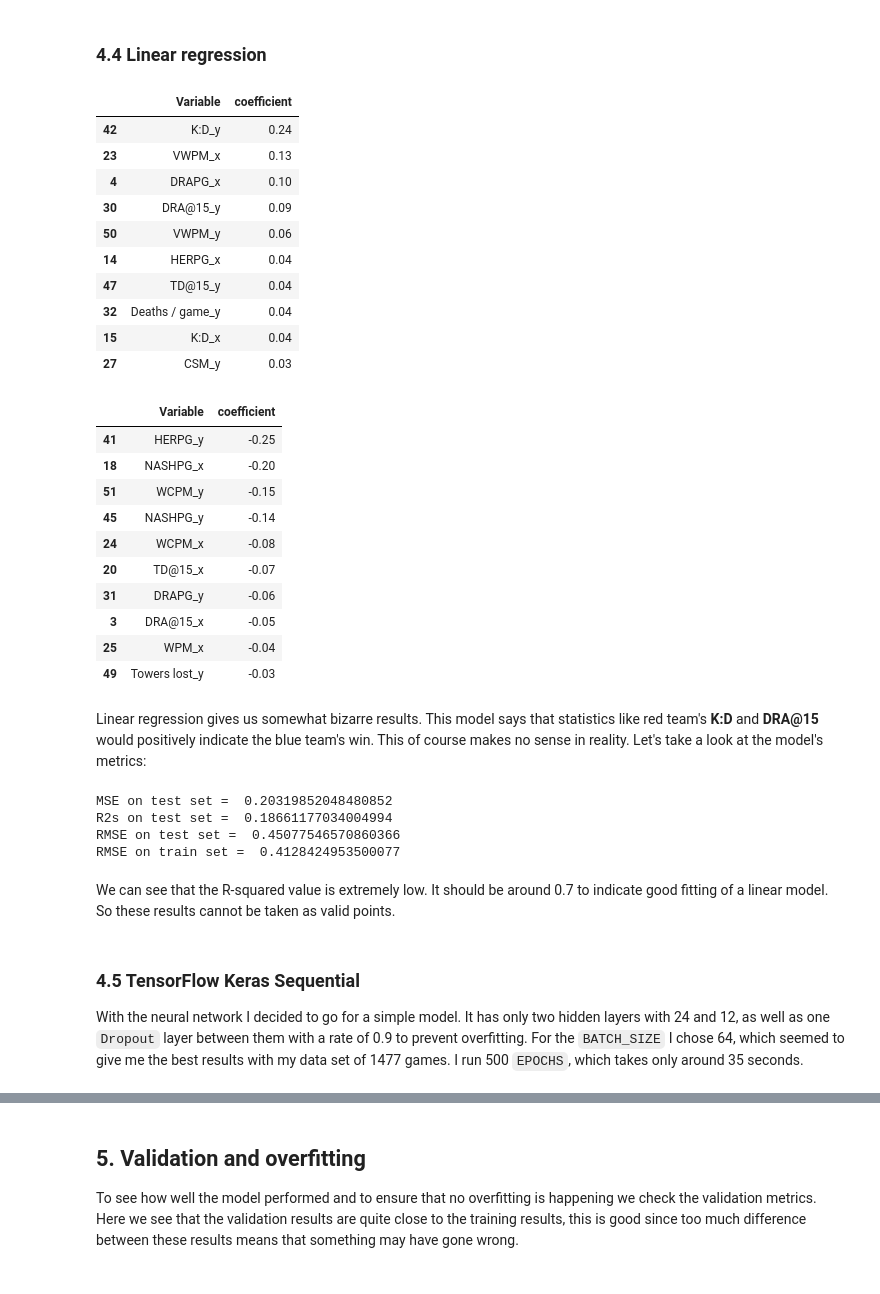
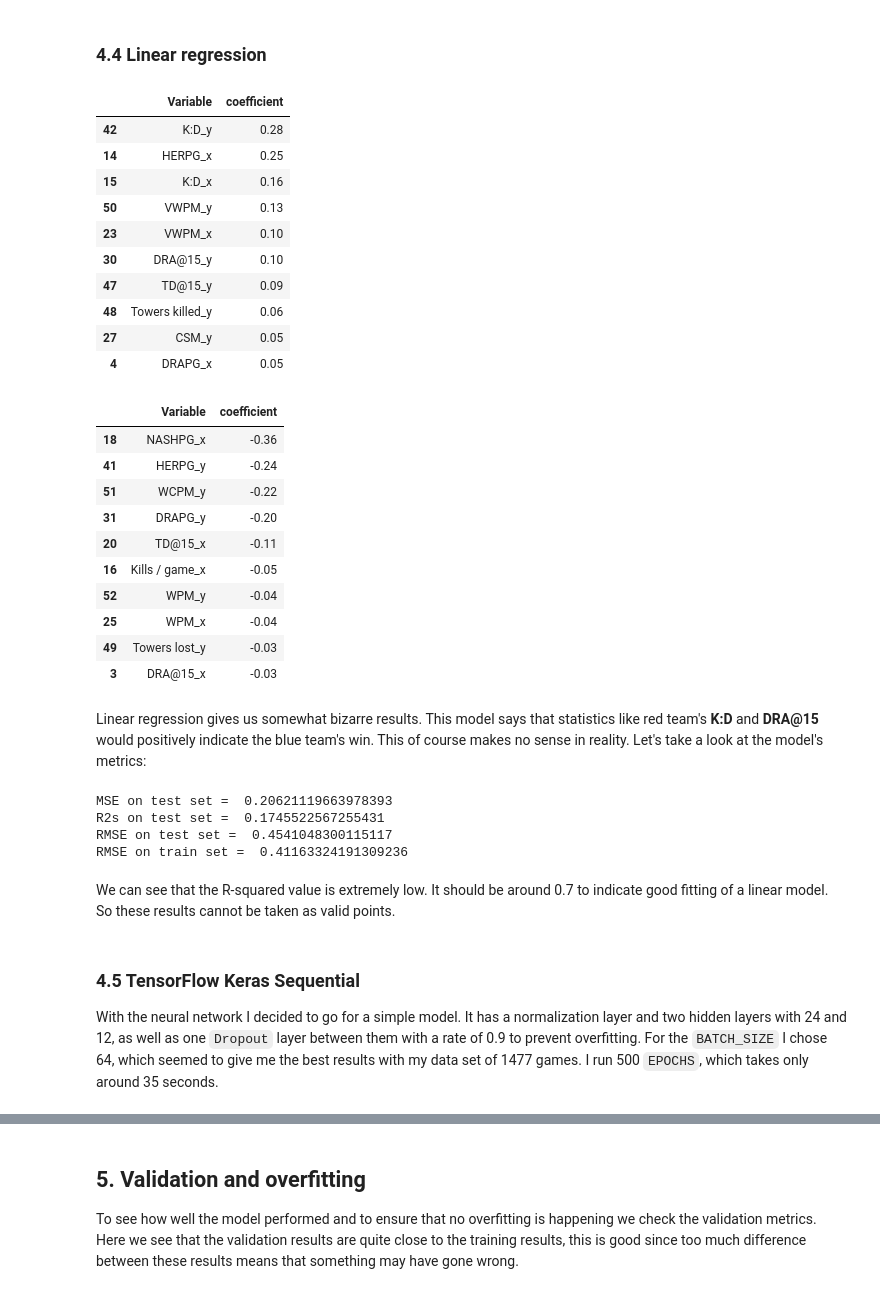
Before and after one commit to SamuelAitamaa/lolesports-predictor, a Jupyter notebook: model-notebook/modelNotebook.ipynb, the cells around one changed output, grey strips where cells are left out. Cells and saved outputs as stored; diff of their text form; code cells hidden in the pictures.

```diff
--- a/model-notebook/modelNotebook.ipynb
+++ b/model-notebook/modelNotebook.ipynb
@@ -319,5 +327,7 @@ lpl2020 = pd.concat([lpl2020Summer])
 
 final = pd.concat([lec2022, lck2022, lec2021, lck2021, lcs2021, lpl2021, lec2020, lck2020, lcs2020, lpl2020])
 final = final[final["Score"].str[0] != '-']
+final = final.drop(columns=['0_y', '0_x', '1_x', '1_y', '2_x', '2_y', '3_x', '3_y'])
+final.to_csv("data.csv", index=False)
 final
 # %% [output]
@@ -372,7 +382,7 @@ final["Win rate_y"] = final["Win rate_y"].apply(lambda x: float(x.replace("%", "
 final["Game duration_x"] = final["Game duration_x"].apply(lambda x: get_sec(x))
 final["Game duration_y"] = final["Game duration_y"].apply(lambda x: get_sec(x))
 
-final = final.drop(columns=['Unnamed: 4', 'Patch', 'Date', 'Region_y', 'Region_x', '0_y', '0_x', '1_x', '1_y', '2_x', '2_y', '3_x', '3_y', 'Game', 'Team 1', 'Team 2', 'Name_y', 'Name_x'])
+final = final.drop(columns=['Unnamed: 4', 'Patch', 'Date', 'Region_y', 'Region_x', 'Game', 'Team 1', 'Team 2', 'Name_y', 'Name_x'])
 final
 # %% [output]
 |  | Score | CSM_x | DPM_x | DRA%_x | DRA@15_x | DRAPG_x | Deaths / game_x | FB%_x | FT%_x | GD@15_x | ... |
@@ -399,11 +409,9 @@ resultArray = np.stack(final['Score'], axis=0)
 data = final.copy()
 data = data.drop("Score", axis = 1)
 labels = resultArray
+onedLabels = final["Score"].apply(lambda x: x[0])
 
-normalizer = layers.Normalization()
-normalizer.adapt(np.array(data))
-
-train_data, test_data, train_labels, test_labels = train_test_split(data, labels, test_size=0.20, train_size=0.80, random_state=0)
+train_data, test_data, train_labels, test_labels = train_test_split(data, onedLabels, test_size=0.20, train_size=0.80, random_state=0, shuffle=True)
 train_data, validation_data, train_labels, validation_labels = train_test_split(train_data, train_labels, test_size=0.20, train_size=0.80, random_state=0)
 
 train_percentage = (train_data.count()[0] / data.count()[0]).round(2) * 100
@@ -427,11 +446,9 @@ I decided to try bunch of different models and algorithms to analyze the data. S
 gaussianNB = GaussianNB()
 onedLabels = final["Score"].apply(lambda x: x[0])
 
-train_dataG, test_dataG, train_labelsG, test_labelsG = train_test_split(data, onedLabels, test_size=0.20, train_size=0.80, random_state=0, shuffle=True)
-
-gaussianNB.fit(train_dataG, train_labelsG)
-predictions = gaussianNB.predict(test_dataG)
-asd = gaussianNB.predict_proba(test_dataG)
-accuracy = accuracy_score(test_labelsG, predictions)
+gaussianNB.fit(train_data, train_labels)
+predictions = gaussianNB.predict(test_data)
+asd = gaussianNB.predict_proba(test_data)
+accuracy = accuracy_score(test_labels, predictions)
 print(f'{accuracy * 100:.2f}%')
 # %% [output]
@@ -511,65 +528,65 @@ The decision tree also seemed to give good results and be accurate, but with lik
 # %%
 scaler = StandardScaler()
 reg = linear_model.LinearRegression()
-reg.fit(train_dataG, train_labelsG)
+reg.fit(train_data, train_labels)
 
 mostUseful = pd.DataFrame()
 mostUseful["Variable"] = colnames
 mostUseful["coefficient"] = [round(coef, 2) for coef in reg.coef_]
 mostUseful = mostUseful.sort_values('coefficient', ascending = False)
 mostUseful.head(10)
 # %% [output]
 |  | Variable | coefficient |
-| 42 | K:D_y | 0.24 |
-| 23 | VWPM_x | 0.13 |
-| 4 | DRAPG_x | 0.10 |
-| 30 | DRA@15_y | 0.09 |
-| 50 | VWPM_y | 0.06 |
-| 14 | HERPG_x | 0.04 |
-| 47 | TD@15_y | 0.04 |
-| 32 | Deaths / game_y | 0.04 |
-| 15 | K:D_x | 0.04 |
-| 27 | CSM_y | 0.03 |
+| 42 | K:D_y | 0.28 |
+| 14 | HERPG_x | 0.25 |
+| 15 | K:D_x | 0.16 |
+| 50 | VWPM_y | 0.13 |
+| 23 | VWPM_x | 0.10 |
+| 30 | DRA@15_y | 0.10 |
+| 47 | TD@15_y | 0.09 |
+| 48 | Towers killed_y | 0.06 |
+| 27 | CSM_y | 0.05 |
+| 4 | DRAPG_x | 0.05 |
 # %%
 mostUseful = mostUseful.sort_values('coefficient', ascending = True)
 mostUseful.head(10)
 # %% [output]
 |  | Variable | coefficient |
-| 41 | HERPG_y | -0.25 |
-| 18 | NASHPG_x | -0.20 |
-| 51 | WCPM_y | -0.15 |
-| 45 | NASHPG_y | -0.14 |
-| 24 | WCPM_x | -0.08 |
-| 20 | TD@15_x | -0.07 |
-| 31 | DRAPG_y | -0.06 |
-| 3 | DRA@15_x | -0.05 |
+| 18 | NASHPG_x | -0.36 |
+| 41 | HERPG_y | -0.24 |
+| 51 | WCPM_y | -0.22 |
+| 31 | DRAPG_y | -0.20 |
+| 20 | TD@15_x | -0.11 |
+| 16 | Kills / game_x | -0.05 |
+| 52 | WPM_y | -0.04 |
 | 25 | WPM_x | -0.04 |
 | 49 | Towers lost_y | -0.03 |
+| 3 | DRA@15_x | -0.03 |
 # %% [markdown]
 Linear regression gives us somewhat bizarre results. This model says that statistics like red team's **K:D** and **DRA@15** would positively indicate the blue team's win. This of course makes no sense in reality. Let's take a look at the model's metrics:
 # %%
-pred_test_labels = reg.predict(test_dataG)
-pred_labels = reg.predict(train_dataG)
+pred_test_labels = reg.predict(test_data)
+pred_labels = reg.predict(train_data)
 
-mse_test = mean_squared_error(test_labelsG, pred_test_labels)
-r2s_test = r2_score(test_labelsG, pred_test_labels)
+mse_test = mean_squared_error(test_labels, pred_test_labels)
+r2s_test = r2_score(test_labels, pred_test_labels)
 print("MSE on test set = ", mse_test)
 print("R2s on test set = ", r2s_test)
 rmse_test = np.sqrt(mse_test)
 print("RMSE on test set = ", rmse_test)
 
-mse_train = mean_squared_error(train_labelsG, pred_labels)
+mse_train = mean_squared_error(train_labels, pred_labels)
 rmse_train = np.sqrt(mse_train)
 print("RMSE on train set = ", rmse_train)
 # %% [output]
-MSE on test set =  0.20319852048480852
-R2s on test set =  0.18661177034004994
-RMSE on test set =  0.45077546570860366
-RMSE on train set =  0.4128424953500077
+MSE on test set =  0.20621119663978393
+R2s on test set =  0.1745522567255431
+RMSE on test set =  0.4541048300115117
+RMSE on train set =  0.41163324191309236
 # %% [markdown]
 We can see that the R-squared value is extremely low. It should be around 0.7 to indicate good fitting of a linear model. So these results cannot be taken as valid points.
 # %% [markdown]
 ### 4.5 TensorFlow Keras Sequential
 
-With the neural network I decided to go for a simple model. It has only two hidden layers with 24 and 12, as well as one <code>Dropout</code> layer between them with a rate of 0.9 to prevent overfitting. For the <code>BATCH_SIZE</code> I chose 64, which seemed to give me the best results with my data set of 1477 games. I run 500 <code>EPOCHS</code>, which takes only around 35 seconds.
+With the neural network I decided to go for a simple model. It has a normalization layer and two hidden layers with 24 and 12, as well as one <code>Dropout</code> layer between them with a rate of 0.9 to prevent overfitting. For the <code>BATCH_SIZE</code> I chose 64, which seemed to give me the best results with my data set of 1477 games. I run 500 <code>EPOCHS</code>, which takes only around 35 seconds.
 # %%
```
Also changed, not shown: parts of 20 cells of this notebook, 1 other file.
